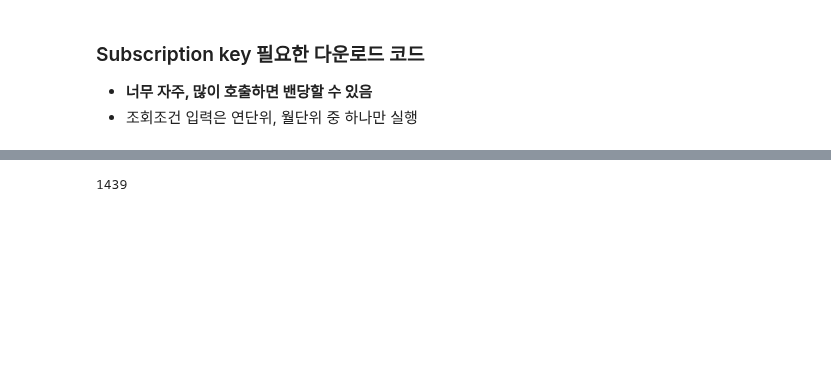
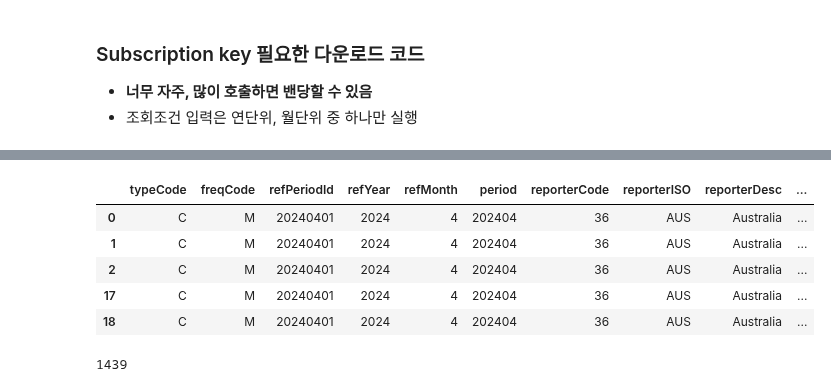
Before and after one commit to KR9268/metacode_de-2024, a Jupyter notebook: notebooks/un_ore_api.ipynb, the cells around one changed output, grey strips where cells are left out. Saved outputs shown, nothing was run; the diff lists cells and outputs as text; code cells hidden in the pictures; blank space fills up the shorter version.

```diff
--- a/notebooks/un_ore_api.ipynb
+++ b/notebooks/un_ore_api.ipynb
@@ -70,0 +140,7 @@ mydf
+# %%
+# CSV파일 저장(1년씩 저장)
+mydf = comtradeapicall.getFinalData(subscription_key, typeCode='C', freqCode='A', clCode='HS', period='2023',
+                                        reporterCode=None, cmdCode=hscode, flowCode=flow_code, partnerCode=None,
+                                        partner2Code=None,
+                                        customsCode=None, motCode=None, maxRecords='250000', format_output='JSON',
+                                        aggregateBy=None, breakdownMode='classic', countOnly=None, includeDesc=True)
@@ -71,3 +165,12 @@ mydf
+# %%
+mydf[mydf['reporterCode']==36].head(5)
+# %% [output]
+|  | typeCode | freqCode | refPeriodId | refYear | refMonth | period | reporterCode | reporterISO | reporterDesc | ... |
+| 0 | C | M | 20240401 | 2024 | 4 | 202404 | 36 | AUS | Australia | ... |
+| 1 | C | M | 20240401 | 2024 | 4 | 202404 | 36 | AUS | Australia | ... |
+| 2 | C | M | 20240401 | 2024 | 4 | 202404 | 36 | AUS | Australia | ... |
+| 17 | C | M | 20240401 | 2024 | 4 | 202404 | 36 | AUS | Australia | ... |
+| 18 | C | M | 20240401 | 2024 | 4 | 202404 | 36 | AUS | Australia | ... |
 # %%
 mydf.to_csv(f'{hscode}_{period_manual}.csv', index=False)
 mydf
```
Also changed, not shown: parts of 40 cells of this notebook.
